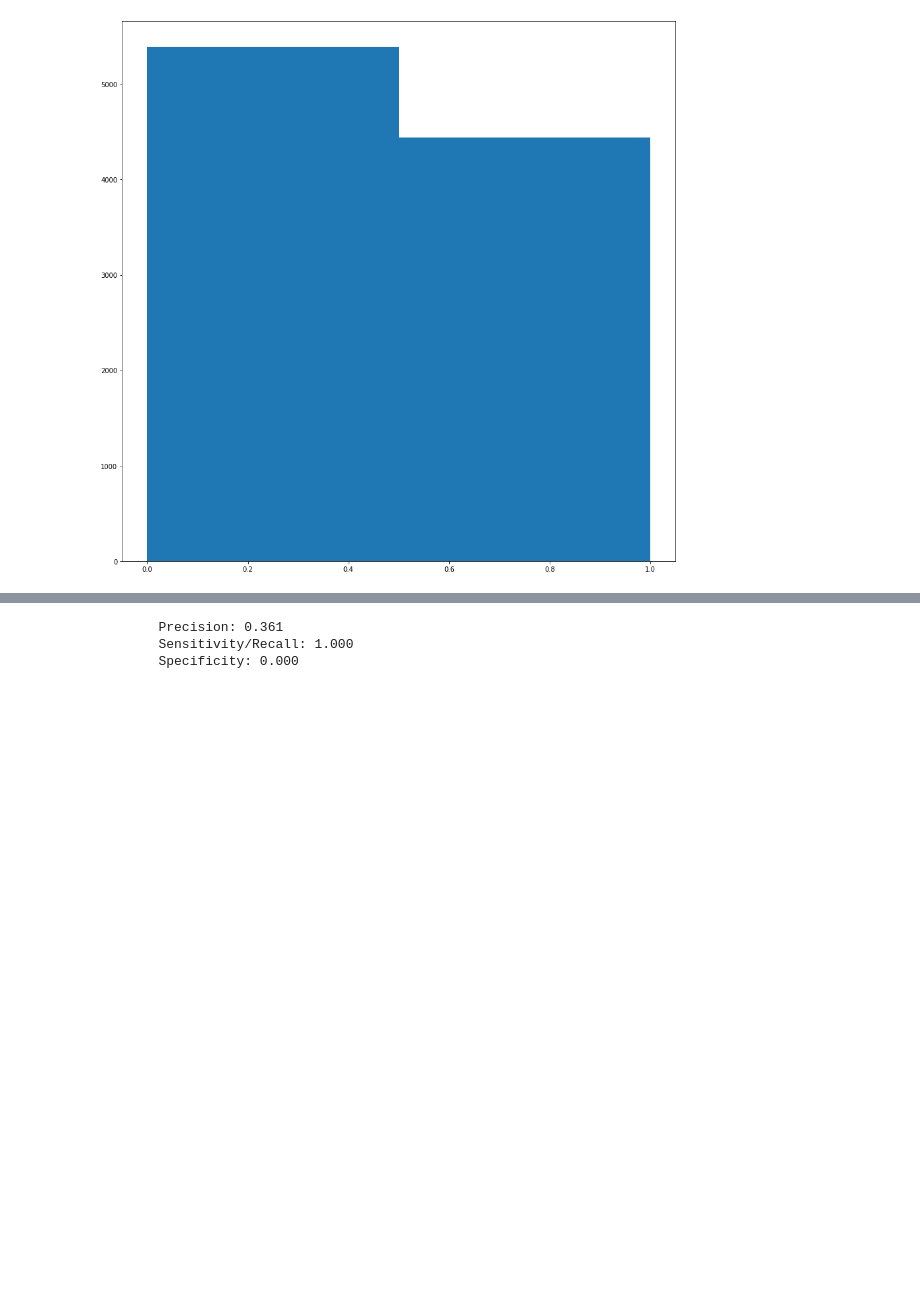
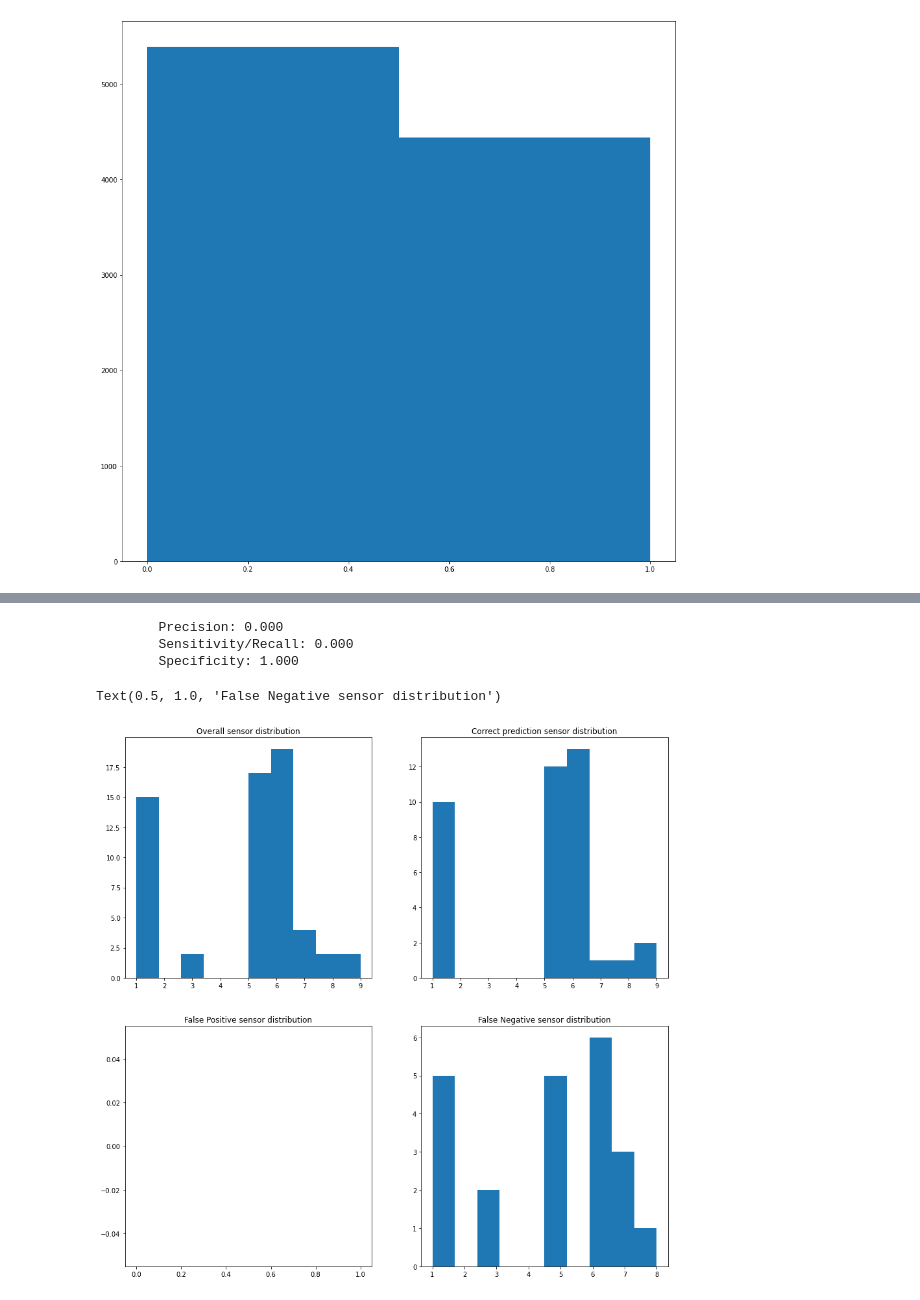
Before and after one commit to akashc1/projects, a Jupyter notebook: PAC_research_sample.ipynb, the cells around one changed output, grey strips where cells are left out. Cells and saved outputs as stored; diff of their text form; code cells hidden in the pictures; blank space fills up the shorter version.

```diff
--- a/PAC_research_sample.ipynb
+++ b/PAC_research_sample.ipynb
@@ -371,0 +458,3 @@ df.head()
+# %%
+simple_df = decode_val_output(simple_model, (all_x, all_y), val_ids, ind_numid_map)
+simple_df.head()
@@ -371,0 +468,13 @@ df.head()
+# %%
+avg_score = np.mean(df['avg_score_all'])
+print(f"Average video score: {avg_score:.2f}")
+
+simple_df['pred'] = (simple_df['avg_score_all'] > 0.5).astype(int)
+simple_df['correct'] = (simple_df['pred'] == simple_df['gt']).astype(int)
+simple_df['sensor'] = simple_df.apply(lambda x: labels[str(int(x['id'])).zfill(3)]['room'], axis=1)
+simple_df['timestamp'] = simple_df.apply(lambda x: labels[str(int(x['id'])).zfill(3)]['ts'], axis=1)
+simple_df['TP'] = np.logical_and(simple_df['gt'], simple_df['pred']).astype(int)
+simple_df['FP'] = np.logical_and(1 - simple_df['gt'], simple_df['pred']).astype(int)
+simple_df['FN'] = np.logical_and(simple_df['gt'], 1 - simple_df['pred']).astype(int)
+simple_df['TN'] = np.logical_and(1 - simple_df['gt'], 1 - simple_df['pred']).astype(int)
+simple_df.head()
@@ -372,15 +489,38 @@ df.head()
 # %%
-TP, FP, TN, FN = sum(df['TP']), sum(df['FP']), sum(df['TN']), sum(df['FN'])
+TP, FP, TN, FN = sum(simple_df['TP']), sum(simple_df['FP']), sum(simple_df['TN']), sum(simple_df['FN'])
 
-precision = TP / (TP + FP)
+precision = TP / (TP + FP) if TP + FP > 0 else 0
 sensitivity = recall = TP / (TP + FN)
 specificity = TN / (TN + FP)
 print(f"""
         Precision: {precision:.3f}\t
         Sensitivity/Recall: {recall:.3f}\t
         Specificity: {specificity:.3f}
         """)
+
+all_sensors = simple_df['sensor']
+fp_sensors = simple_df[simple_df['FP'] == 1]['sensor']
+fn_sensors = simple_df[simple_df['FN'] == 1]['sensor']
+correct_sensors = simple_df[simple_df['correct'] == 1]['sensor']
+
+plt.subplot(2, 2, 1)
+plt.hist(all_sensors)
+plt.title('Overall sensor distribution')
+
+plt.subplot(2, 2, 2)
+plt.hist(correct_sensors)
+plt.title('Correct prediction sensor distribution')
+
+plt.subplot(2, 2, 3)
+plt.hist(fp_sensors)
+plt.title('False Positive sensor distribution')
+
+plt.subplot(2, 2, 4)
+plt.hist(fn_sensors)
+plt.title('False Negative sensor distribution')
 # %% [output]
-        Precision: 0.361
-        Sensitivity/Recall: 1.000
-        Specificity: 0.000
+        Precision: 0.000
+        Sensitivity/Recall: 0.000
+        Specificity: 1.000
+Text(0.5, 1.0, 'False Negative sensor distribution')
+[figure, added]
```
Also changed, not shown: parts of 17 cells of this notebook.
